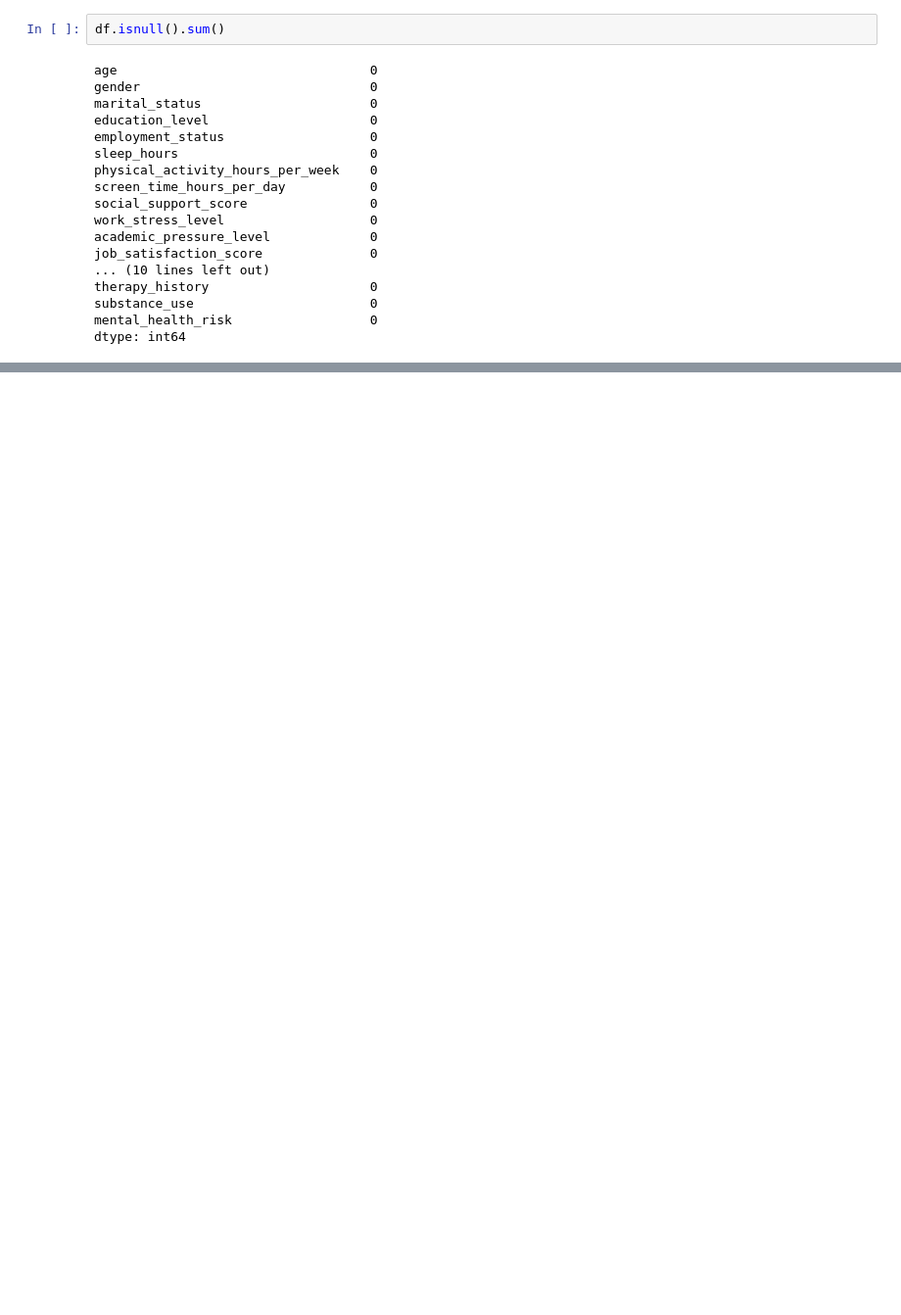
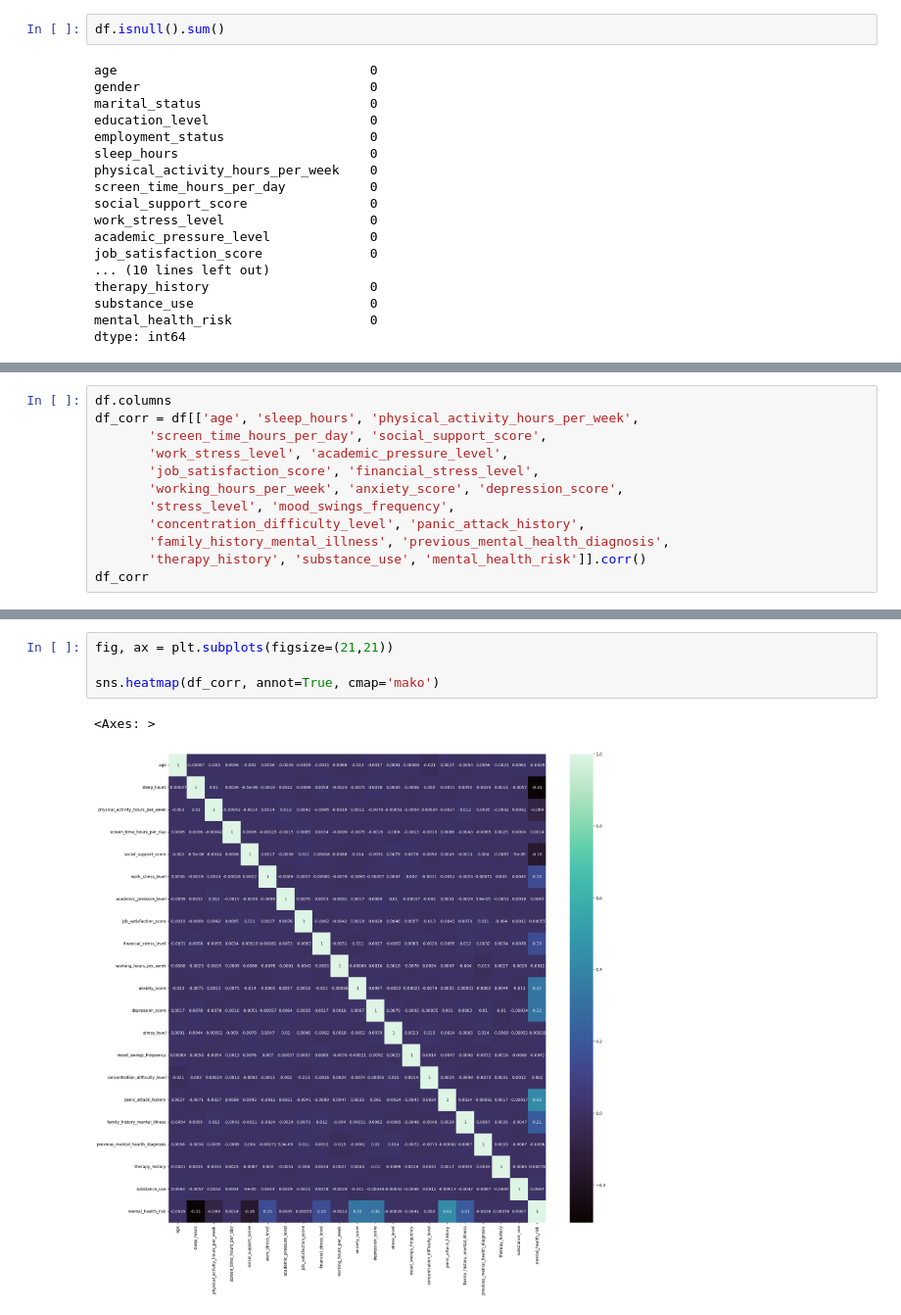
Before and after one commit to JaysonC41/mental_health_risks, a Jupyter notebook: mental_health_risks.ipynb, the cells around one changed output, grey strips where cells are left out. Shown at 98% size. Saved outputs shown, nothing was run; the diff lists cells and outputs as text; blank space fills up the shorter version.

```diff
--- a/mental_health_risks.ipynb
+++ b/mental_health_risks.ipynb
@@ -100,0 +165,12 @@ Index(['age', 'gender', 'marital_status', 'education_level',
+# %%
+df.columns
+df_corr = df[['age', 'sleep_hours', 'physical_activity_hours_per_week',
+       'screen_time_hours_per_day', 'social_support_score',
+       'work_stress_level', 'academic_pressure_level',
+       'job_satisfaction_score', 'financial_stress_level',
+       'working_hours_per_week', 'anxiety_score', 'depression_score',
+       'stress_level', 'mood_swings_frequency',
+       'concentration_difficulty_level', 'panic_attack_history',
+       'family_history_mental_illness', 'previous_mental_health_diagnosis',
+       'therapy_history', 'substance_use', 'mental_health_risk']].corr()
+df_corr
@@ -100,0 +196,7 @@ Index(['age', 'gender', 'marital_status', 'education_level',
+# %%
+fig, ax = plt.subplots(figsize=(21,21))
+
+sns.heatmap(df_corr, annot=True, cmap='mako')
+# %% [output]
+<Axes: >
+[figure, added]
```
Also changed, not shown: parts of 18 cells of this notebook.
